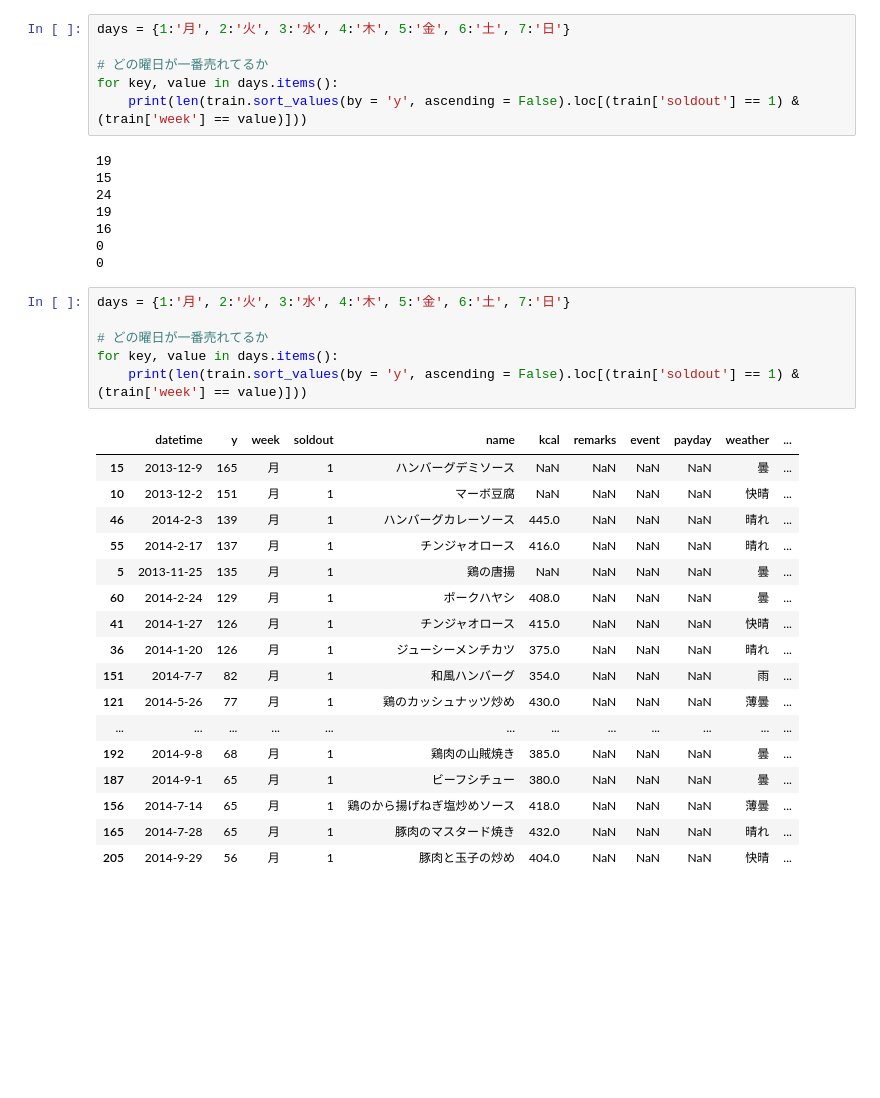
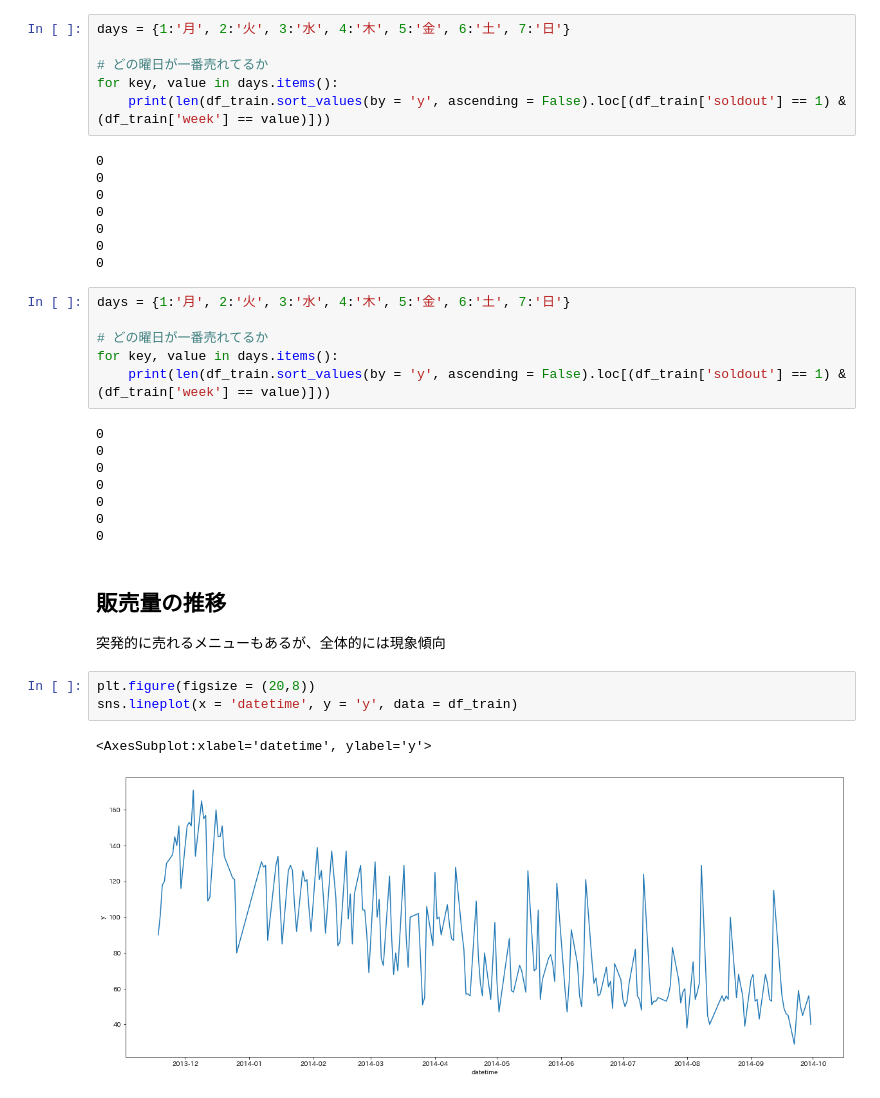
Before and after one commit to chanzone-khm/signate_practice_lunchbox, a Jupyter notebook: work/211005_initial.ipynb, the cells around one changed output. Drawn from its saved outputs; the diff is of its cells as text; blank space fills up the shorter version.

```diff
--- a/work/211005_initial.ipynb
+++ b/work/211005_initial.ipynb
@@ -74,36 +162,35 @@ days = {1:'月', 2:'火', 3:'水', 4:'木', 5:'金', 6:'土', 7:'日'}
 
 # どの曜日が一番売れてるか
 for key, value in days.items():
-    print(len(train.sort_values(by = 'y', ascending = False).loc[(train['soldout'] == 1) & (train['week'] == value)]))
+    print(len(df_train.sort_values(by = 'y', ascending = False).loc[(df_train['soldout'] == 1) & (df_train['week'] == value)]))
 # %% [output]
-19
-15
-24
-19
-16
 0
 0
+0
+0
+0
+0
+0
 # %%
 days = {1:'月', 2:'火', 3:'水', 4:'木', 5:'金', 6:'土', 7:'日'}
 
 # どの曜日が一番売れてるか
 for key, value in days.items():
-    print(len(train.sort_values(by = 'y', ascending = False).loc[(train['soldout'] == 1) & (train['week'] == value)]))
+    print(len(df_train.sort_values(by = 'y', ascending = False).loc[(df_train['soldout'] == 1) & (df_train['week'] == value)]))
 # %% [output]
-|  | datetime | y | week | soldout | name | kcal | remarks | event | payday | weather | ... |
-| 15 | 2013-12-9 | 165 | 月 | 1 | ハンバーグデミソース | NaN | NaN | NaN | NaN | 曇 | ... |
-| 10 | 2013-12-2 | 151 | 月 | 1 | マーボ豆腐 | NaN | NaN | NaN | NaN | 快晴 | ... |
-| 46 | 2014-2-3 | 139 | 月 | 1 | ハンバーグカレーソース | 445.0 | NaN | NaN | NaN | 晴れ | ... |
-| 55 | 2014-2-17 | 137 | 月 | 1 | チンジャオロース | 416.0 | NaN | NaN | NaN | 晴れ | ... |
-| 5 | 2013-11-25 | 135 | 月 | 1 | 鶏の唐揚 | NaN | NaN | NaN | NaN | 曇 | ... |
-| 60 | 2014-2-24 | 129 | 月 | 1 | ポークハヤシ | 408.0 | NaN | NaN | NaN | 曇 | ... |
-| 41 | 2014-1-27 | 126 | 月 | 1 | チンジャオロース | 415.0 | NaN | NaN | NaN | 快晴 | ... |
-| 36 | 2014-1-20 | 126 | 月 | 1 | ジューシーメンチカツ | 375.0 | NaN | NaN | NaN | 晴れ | ... |
-| 151 | 2014-7-7 | 82 | 月 | 1 | 和風ハンバーグ | 354.0 | NaN | NaN | NaN | 雨 | ... |
-| 121 | 2014-5-26 | 77 | 月 | 1 | 鶏のカッシュナッツ炒め | 430.0 | NaN | NaN | NaN | 薄曇 | ... |
-| ... | ... | ... | ... | ... | ... | ... | ... | ... | ... | ... | ... |
-| 192 | 2014-9-8 | 68 | 月 | 1 | 鶏肉の山賊焼き | 385.0 | NaN | NaN | NaN | 曇 | ... |
-| 187 | 2014-9-1 | 65 | 月 | 1 | ビーフシチュー | 380.0 | NaN | NaN | NaN | 曇 | ... |
-| 156 | 2014-7-14 | 65 | 月 | 1 | 鶏のから揚げねぎ塩炒めソース | 418.0 | NaN | NaN | NaN | 薄曇 | ... |
-| 165 | 2014-7-28 | 65 | 月 | 1 | 豚肉のマスタード焼き | 432.0 | NaN | NaN | NaN | 晴れ | ... |
-| 205 | 2014-9-29 | 56 | 月 | 1 | 豚肉と玉子の炒め | 404.0 | NaN | NaN | NaN | 快晴 | ... |
+0
+0
+0
+0
+0
+0
+0
+# %% [markdown]
+## 販売量の推移
+突発的に売れるメニューもあるが、全体的には現象傾向
+# %%
+plt.figure(figsize = (20,8))
+sns.lineplot(x = 'datetime', y = 'y', data = df_train)
+# %% [output]
+<AxesSubplot:xlabel='datetime', ylabel='y'>
+[figure, added]
```
Also changed, not shown: parts of 17 cells of this notebook, 10 other files.
